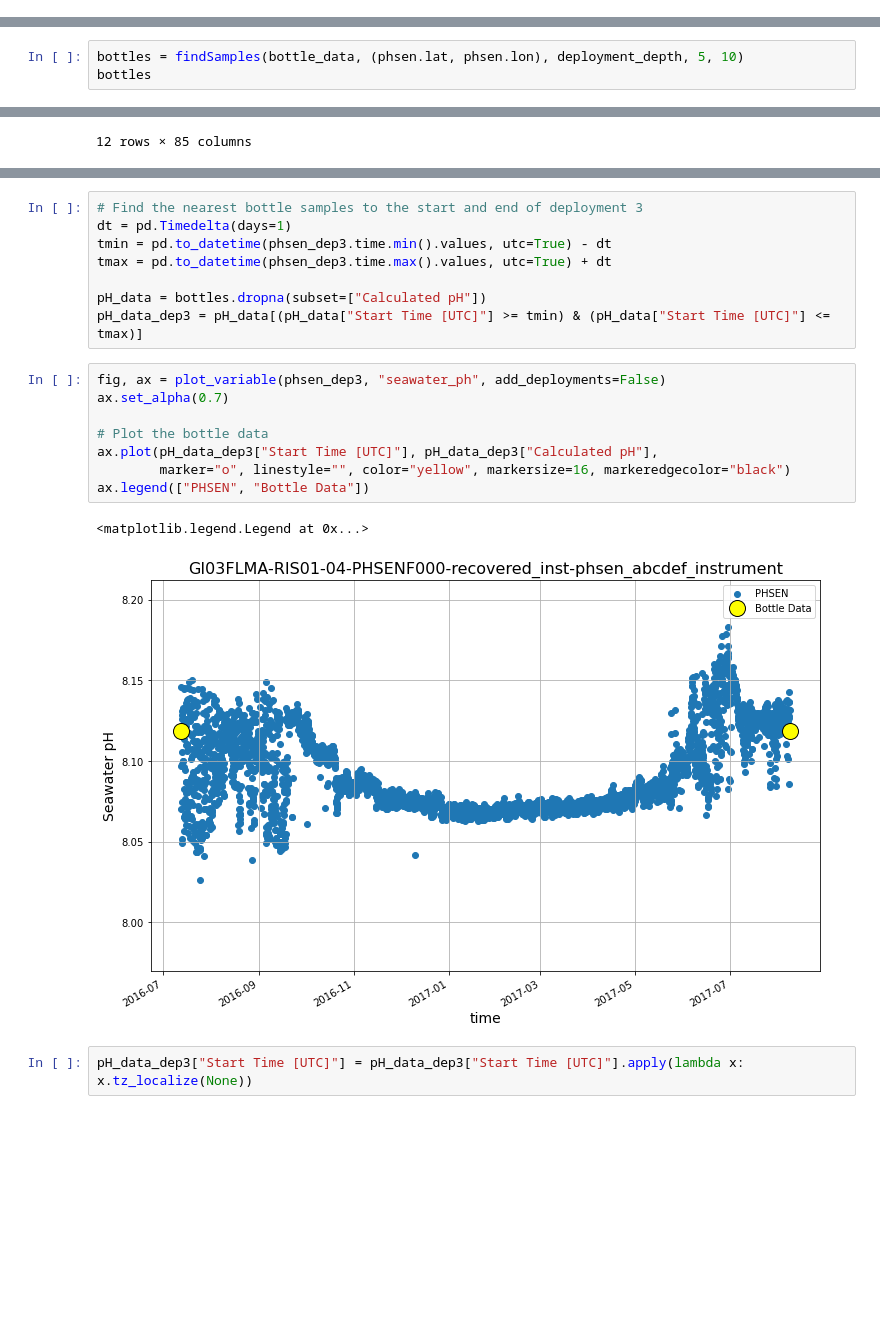
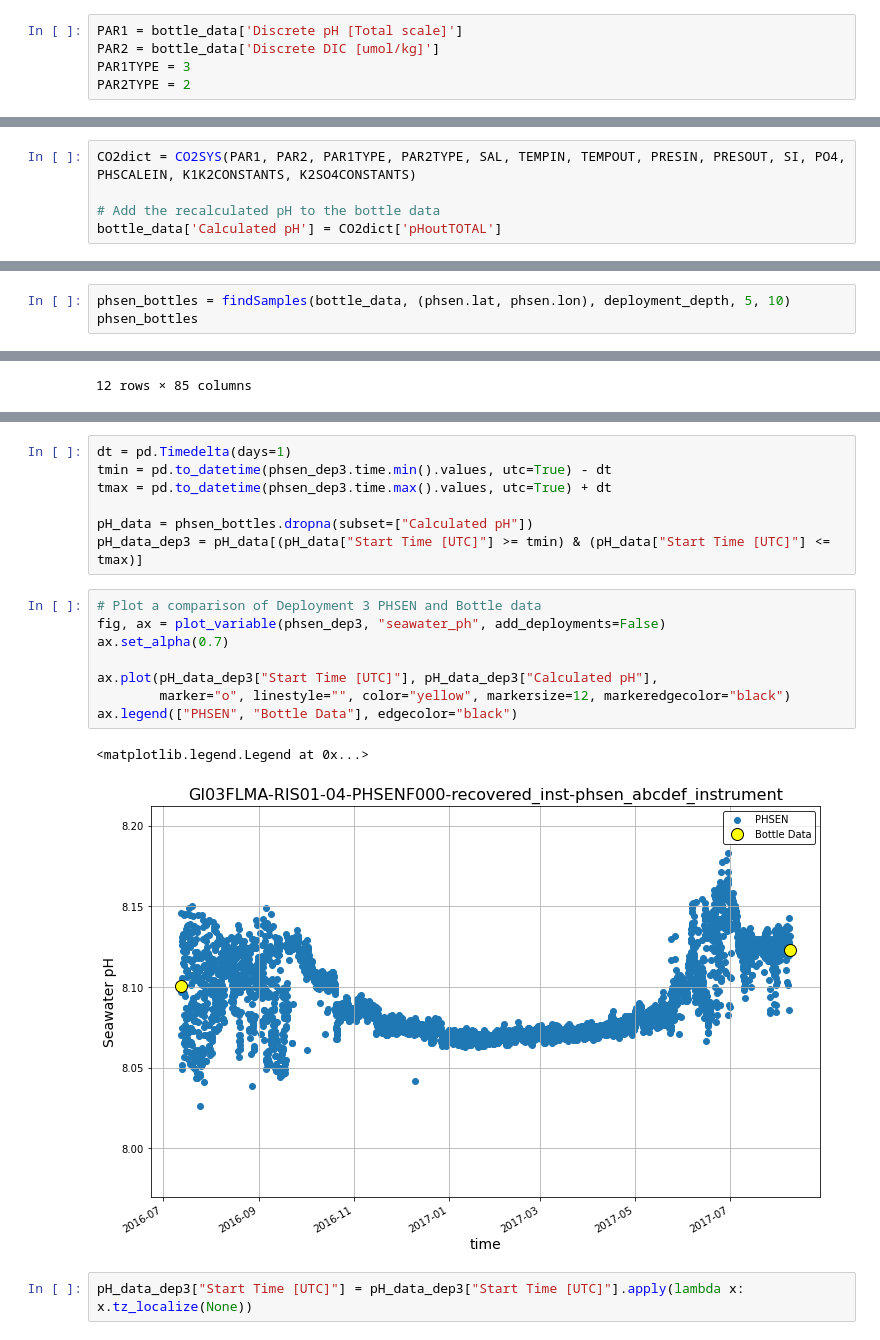
Before and after one commit to reedan88/OCB-BGC_Carbonate_Working_Group, a Jupyter notebook: scripts/PHSEN.ipynb, the cells around one changed output, grey strips where cells are left out. Saved outputs shown, nothing was run; the diff lists cells and outputs as text; blank space fills up the shorter version.

```diff
--- a/scripts/PHSEN.ipynb
+++ b/scripts/PHSEN.ipynb
@@ -535,0 +573,5 @@ bottle_data[["Discrete pH [Total scale]","Calculated pH"]].dropna()
+# %%
+PAR1 = bottle_data['Discrete pH [Total scale]']
+PAR2 = bottle_data['Discrete DIC [umol/kg]']
+PAR1TYPE = 3
+PAR2TYPE = 2
@@ -535,0 +580,5 @@ bottle_data[["Discrete pH [Total scale]","Calculated pH"]].dropna()
+# %%
+CO2dict = CO2SYS(PAR1, PAR2, PAR1TYPE, PAR2TYPE, SAL, TEMPIN, TEMPOUT, PRESIN, PRESOUT, SI, PO4, PHSCALEIN, K1K2CONSTANTS, K2SO4CONSTANTS)
+
+# Add the recalculated pH to the bottle data
+bottle_data['Calculated pH'] = CO2dict['pHoutTOTAL']
@@ -620,6 +703,6 @@ phsen.lat, phsen.lon, deployment_depth
 # %%
-bottles = findSamples(bottle_data, (phsen.lat, phsen.lon), deployment_depth, 5, 10)
-bottles
+phsen_bottles = findSamples(bottle_data, (phsen.lat, phsen.lon), deployment_depth, 5, 10)
+phsen_bottles
 # %% [output]
 |  | Cruise | Station | Target Asset | Start Latitude [degrees] | Start Longitude [degrees] | Start Time [UTC] | Cast | ... |
 | 105 | AR30-03 | 7 | FLMA | 59.770667 | -39.859000 | 2018-06-10 14:37:43+00:00 | 7 | ... |
@@ -713,21 +767,20 @@ Data variables: (12/25)
 # %%
-# Find the nearest bottle samples to the start and end of deployment 3
 dt = pd.Timedelta(days=1)
 tmin = pd.to_datetime(phsen_dep3.time.min().values, utc=True) - dt
 tmax = pd.to_datetime(phsen_dep3.time.max().values, utc=True) + dt
 
-pH_data = bottles.dropna(subset=["Calculated pH"])
+pH_data = phsen_bottles.dropna(subset=["Calculated pH"])
 pH_data_dep3 = pH_data[(pH_data["Start Time [UTC]"] >= tmin) & (pH_data["Start Time [UTC]"] <= tmax)]
 # %%
+# Plot a comparison of Deployment 3 PHSEN and Bottle data
 fig, ax = plot_variable(phsen_dep3, "seawater_ph", add_deployments=False)
 ax.set_alpha(0.7)
 
-# Plot the bottle data
 ax.plot(pH_data_dep3["Start Time [UTC]"], pH_data_dep3["Calculated pH"],
-        marker="o", linestyle="", color="yellow", markersize=16, markeredgecolor="black")
-ax.legend(["PHSEN", "Bottle Data"])
+        marker="o", linestyle="", color="yellow", markersize=12, markeredgecolor="black")
+ax.legend(["PHSEN", "Bottle Data"], edgecolor="black")
 # %% [output]
 <matplotlib.legend.Legend at 0x...>
-[figure, old version]
+[figure, new version]
 # %%
 pH_data_dep3["Start Time [UTC]"] = pH_data_dep3["Start Time [UTC]"].apply(lambda x: x.tz_localize(None))
```
Also changed, not shown: parts of 36 cells of this notebook.
